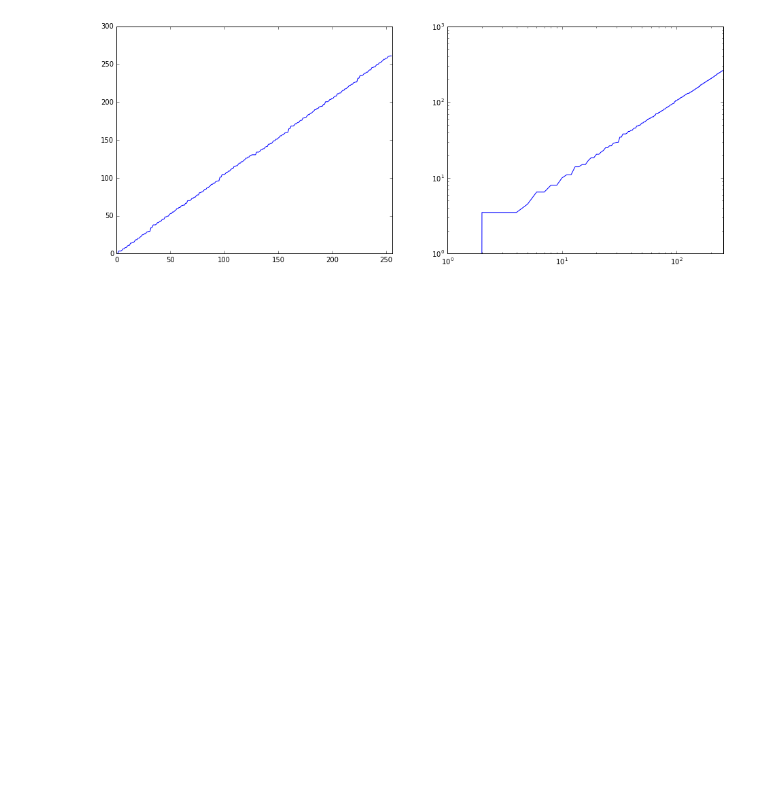
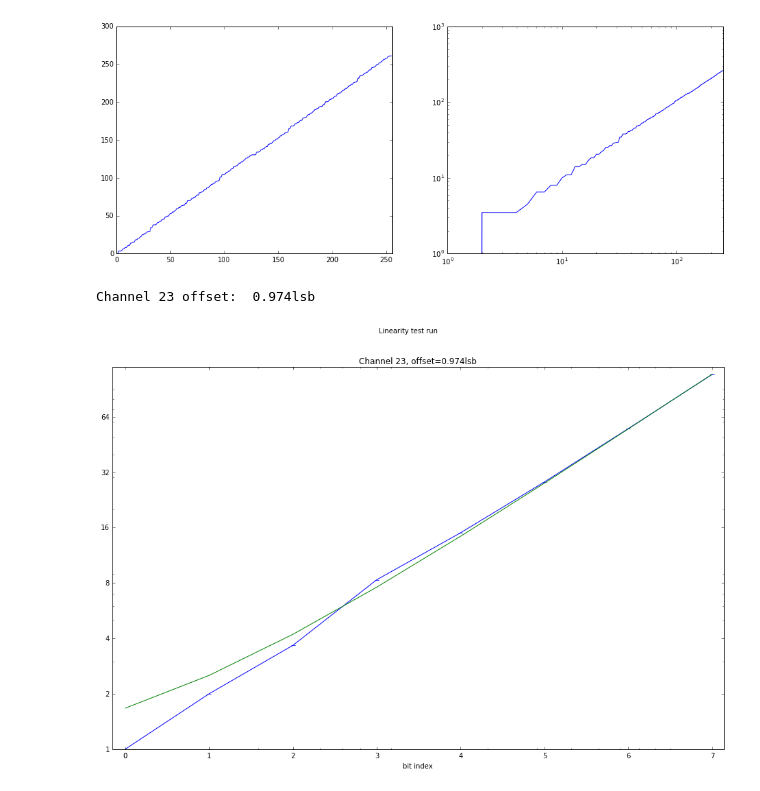
Before and after one commit to jaseg/dazhbog, a Jupyter notebook: firmware/Run_analysis.ipynb, the cells around one changed output. Saved outputs shown, nothing was run; the diff lists cells and outputs as text; code cells hidden in the pictures; blank space fills up the shorter version.

```diff
--- a/firmware/Run_analysis.ipynb
+++ b/firmware/Run_analysis.ipynb
@@ -88,7 +88,8 @@ def plot_run(figtitle, *names_or_ids, combine_plots=False):
 
         ax.set_xlim([min_x*0.9, max_x*1.1])
         ax.set_ylim([0, max_y*1.1])
-    print('Offset statistics: mean={:.4f}lsb, stdev={:.4f}lsb'.format(
+    if len(names_or_ids) > 1:
+        print('Offset statistics: mean={:.4f}lsb, stdev={:.4f}lsb'.format(
             statistics.mean(offsets), statistics.stdev(offsets)))
 # %%
 def fetch_runs(*names):
@@ -148,3 +149,8 @@ def improved_bitslide2(nbits, offx_lsb, cutoff):
 plot_bitslide(improved_bitslide2(8, 2.5, 5))
 # %% [output]
 [figure]
+# %%
+plot_run('Linearity test run', *fetch_runs('test89'))
+# %% [output]
+Channel 23 offset:  0.974lsb
+[figure, added]
```
Also changed, not shown: 3 other files.
